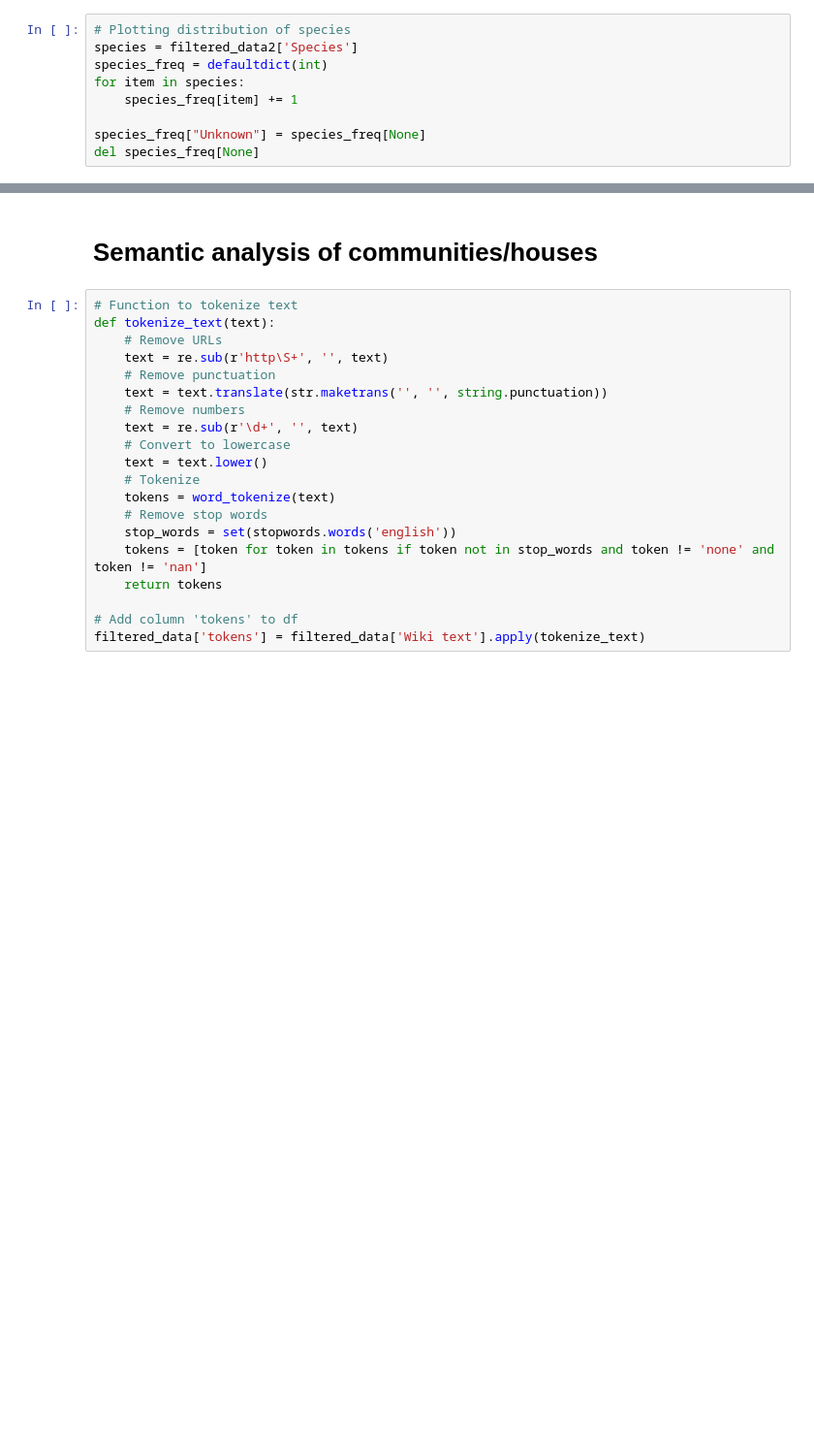
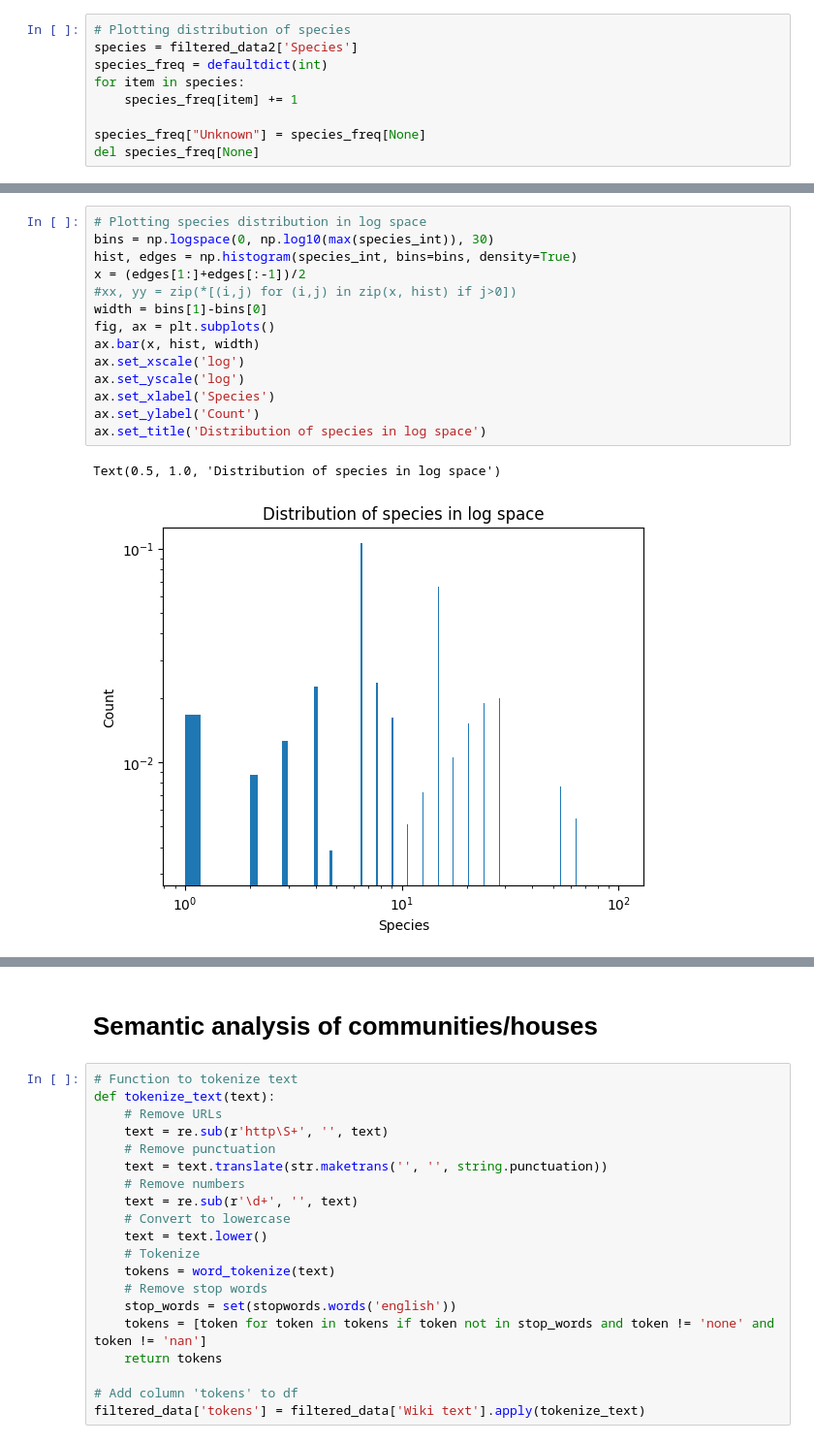
Before and after one commit to fridamariejoergensen/CSS_project, a Jupyter notebook: Explainer_Notebook.ipynb, the cells around one changed output, grey strips where cells are left out. Shown at 97% size. Cells and saved outputs as stored; diff of their text form; blank space fills up the shorter version.

```diff
--- a/Explainer_Notebook.ipynb
+++ b/Explainer_Notebook.ipynb
@@ -541,3 +551,20 @@ TypeError: unsupported operand type(s) for +=: 'collections.defaultdict' and 'in
+# %%
+# Plotting species distribution in log space
+bins = np.logspace(0, np.log10(max(species_int)), 30)
+hist, edges = np.histogram(species_int, bins=bins, density=True)
+x = (edges[1:]+edges[:-1])/2
+#xx, yy = zip(*[(i,j) for (i,j) in zip(x, hist) if j>0])
+width = bins[1]-bins[0]
+fig, ax = plt.subplots()
+ax.bar(x, hist, width)
+ax.set_xscale('log')
+ax.set_yscale('log')
+ax.set_xlabel('Species')
+ax.set_ylabel('Count')
+ax.set_title('Distribution of species in log space')
+# %% [output]
+Text(0.5, 1.0, 'Distribution of species in log space')
+[figure, added]
 # %%
 # Define a function to generate wordcloud
 def generate_freq_wordcloud(data):
```
Also changed, not shown: parts of 11 cells of this notebook.
